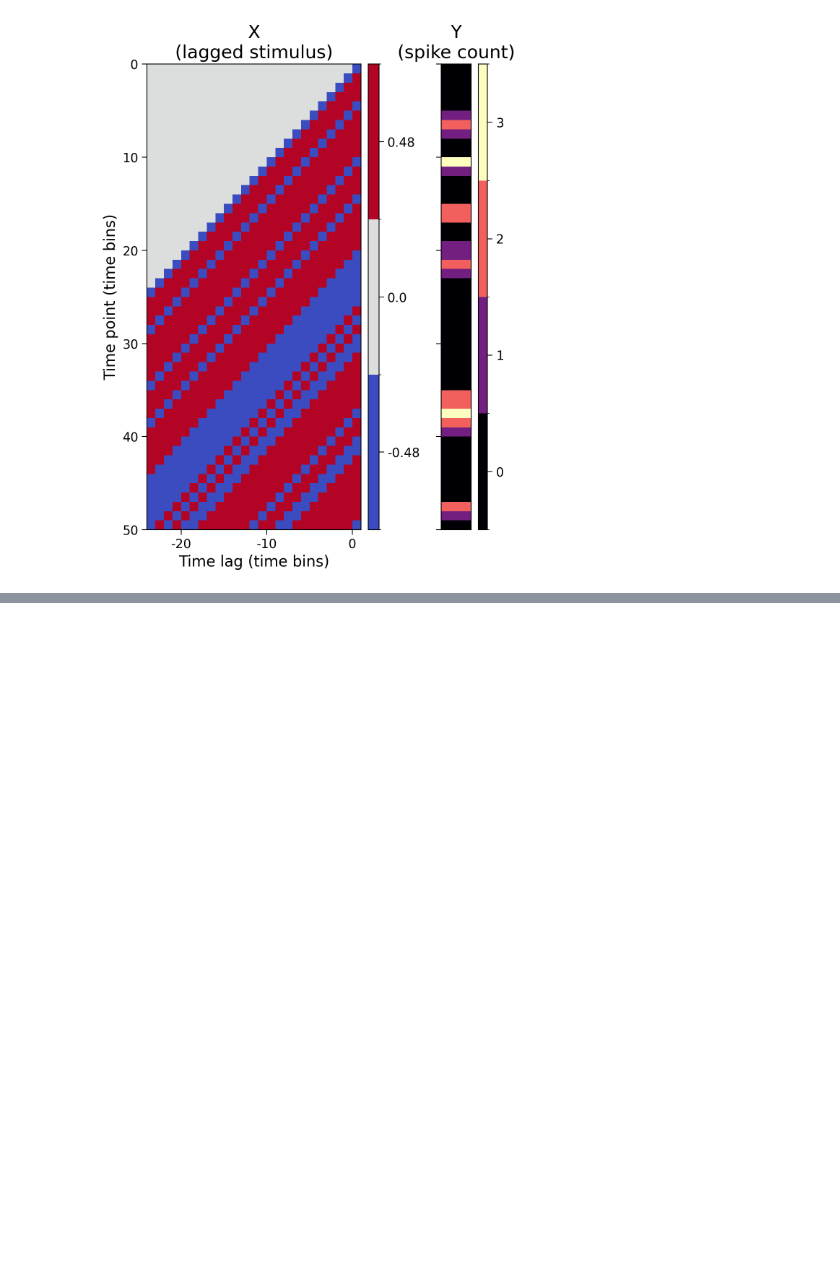
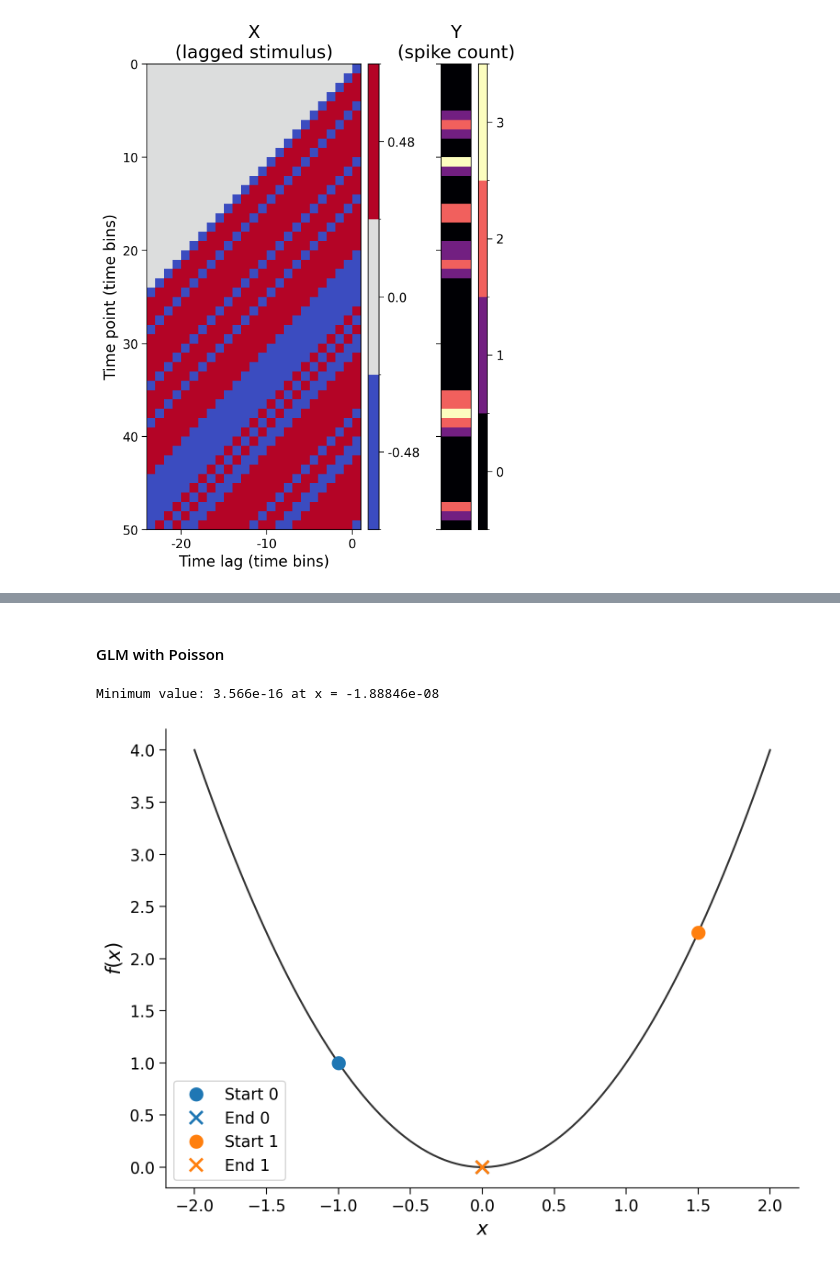
Before and after one commit to SanD94/neuromatch-2025, a Jupyter notebook: ml/glm.ipynb, the cells around one changed output, grey strips where cells are left out. Saved outputs shown, nothing was run; the diff lists cells and outputs as text; code cells hidden in the pictures; blank space fills up the shorter version.

Commit message:
finish glm with poisson and bernoulli

```diff
--- a/ml/glm.ipynb
+++ b/ml/glm.ipynb
@@ -228,0 +381,24 @@ plot_glm_matrices(X, spikes, nt=50)
+# %% [markdown]
+#### GLM with Poisson
+# %%
+f = np.square
+res = minimize(f, x0=2)
+print(f"Minimum value: {res['fun']:.4g} at x = {res['x'].item():.5e}")
+
+start_points = -1, 1.5
+
+xx = np.linspace(-2, 2, 100)
+plt.plot(xx, f(xx), color=".2")
+plt.xlabel("$x$")
+plt.ylabel("$f(x)$")
+
+for i, x0 in enumerate(start_points):
+  res = minimize(f, x0)
+  plt.plot(x0, f(x0), "o", color=f"C{i}", ms=10, label=f"Start {i}")
+  plt.plot(res["x"].item(), res["fun"], "x", c=f"C{i}",
+           ms=10, mew=2, label=f"End {i}")
+plt.legend()
+plt.show()
+# %% [output]
+Minimum value: 3.566e-16 at x = -1.88846e-08
+[figure, added]
```
Also changed, not shown: parts of 24 cells of this notebook.
